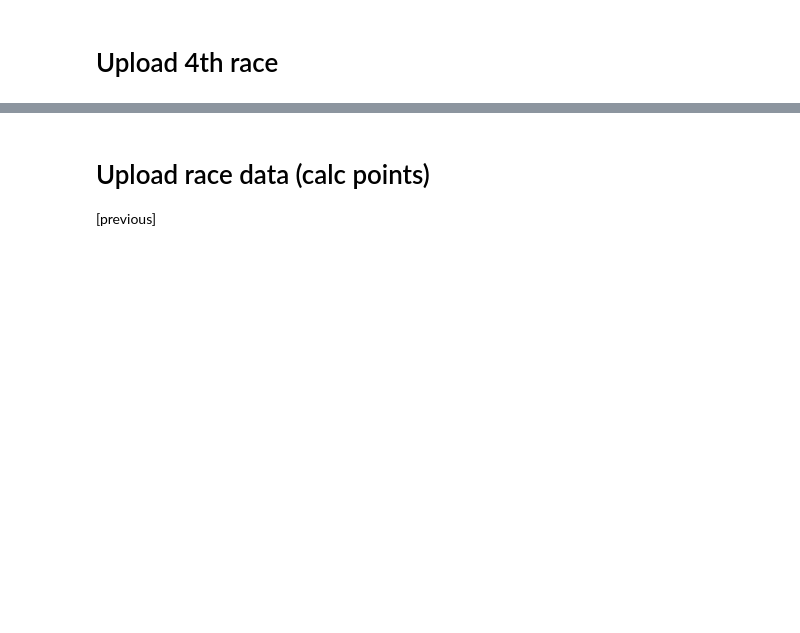
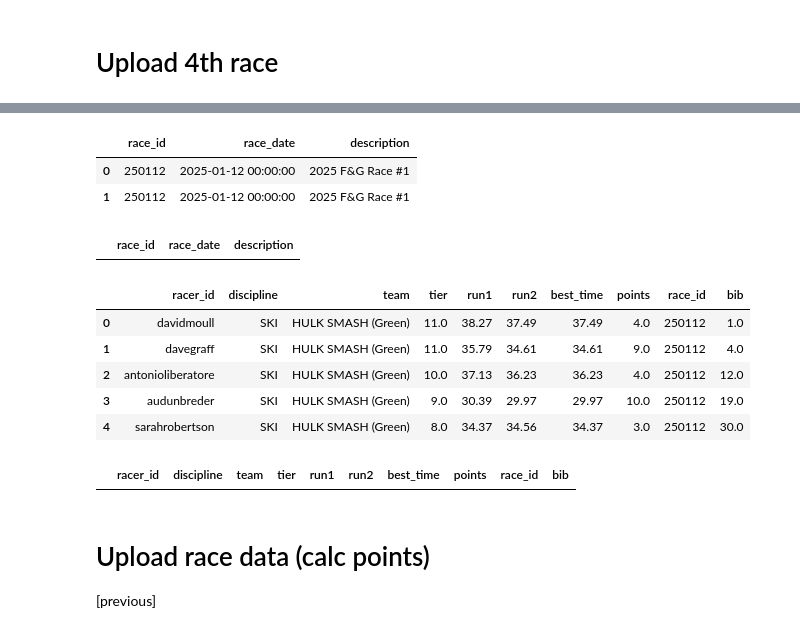
Before and after one commit to Cartar/alpine-fng.github.io, a Jupyter notebook: data/UploadResults.ipynb, the cells around one changed output, grey strips where cells are left out. Drawn from its saved outputs; the diff is of its cells as text; code cells hidden in the pictures; blank space fills up the shorter version.

```diff
--- a/data/UploadResults.ipynb
+++ b/data/UploadResults.ipynb
@@ -200,0 +427,12 @@ upload_results(results, race_id, race_date, description, conn)
+# %%
+sql = """
+SELECT *
+FROM Races
+where race_id = 250112
+"""
+df = pd.read_sql_query(sql, conn)
+df.head()
+# %% [output]
+|  | race_id | race_date | description |
+| 0 | 250112 | 2025-01-12 00:00:00 | 2025 F&G Race #1 |
+| 1 | 250112 | 2025-01-12 00:00:00 | 2025 F&G Race #1 |
@@ -200,0 +448,25 @@ upload_results(results, race_id, race_date, description, conn)
+# %%
+sql = """
+SELECT *
+FROM Races
+where race_id = 250112
+"""
+df = pd.read_sql_query(sql, conn)
+df.head()
+# %% [output]
+|  | race_id | race_date | description |
+# %%
+sql = """
+SELECT *
+FROM RaceResults
+where race_id = 250112
+"""
+df = pd.read_sql_query(sql, conn)
+df.head()
+# %% [output]
+|  | racer_id | discipline | team | tier | run1 | run2 | best_time | points | race_id | bib |
+| 0 | davidmoull | SKI | HULK SMASH (Green) | 11.0 | 38.27 | 37.49 | 37.49 | 4.0 | 250112 | 1.0 |
+| 1 | davegraff | SKI | HULK SMASH (Green) | 11.0 | 35.79 | 34.61 | 34.61 | 9.0 | 250112 | 4.0 |
+| 2 | antonioliberatore | SKI | HULK SMASH (Green) | 10.0 | 37.13 | 36.23 | 36.23 | 4.0 | 250112 | 12.0 |
+| 3 | audunbreder | SKI | HULK SMASH (Green) | 9.0 | 30.39 | 29.97 | 29.97 | 10.0 | 250112 | 19.0 |
+| 4 | sarahrobertson | SKI | HULK SMASH (Green) | 8.0 | 34.37 | 34.56 | 34.37 | 3.0 | 250112 | 30.0 |
@@ -201,3 +482,13 @@ upload_results(results, race_id, race_date, description, conn)
+# %%
+sql = """
+SELECT *
+FROM RaceResults
+where race_id = 250112
+"""
+df = pd.read_sql_query(sql, conn)
+df.head()
+# %% [output]
+|  | racer_id | discipline | team | tier | run1 | run2 | best_time | points | race_id | bib |
 # %% [markdown]
 # Upload race data (calc points)
 [previous]
```
Also changed, not shown: parts of 25 cells of this notebook, 13 other files.
